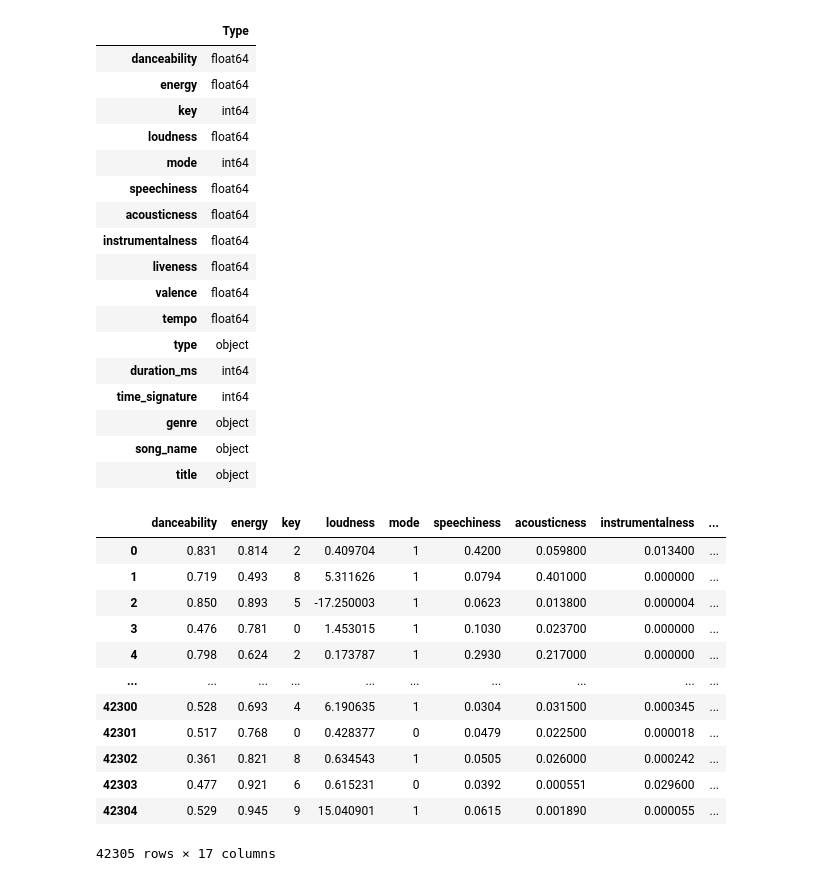
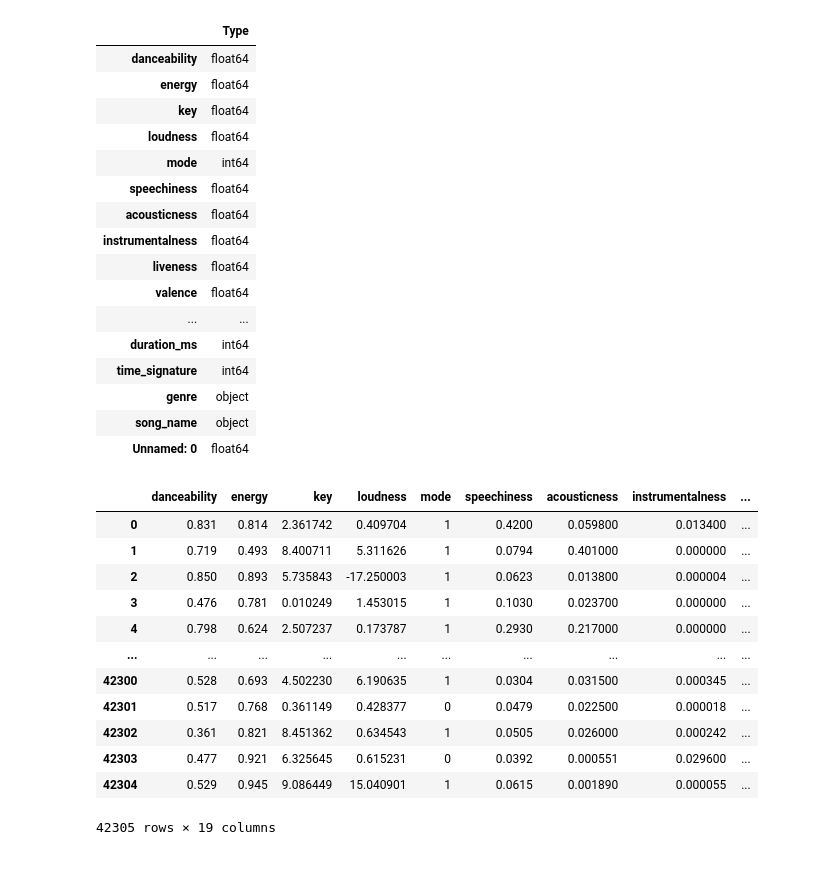
Before and after one commit to Waleed-Almutairi/ISE-291-Project, a Jupyter notebook: Code/VechicelCrashes.ipynb, the cells around one changed output. Drawn from its saved outputs; the diff is of its cells as text; code cells hidden in the pictures.

```diff
--- a/Code/VechicelCrashes.ipynb
+++ b/Code/VechicelCrashes.ipynb
@@ -25,0 +1,17 @@ Index(['danceability', 'energy', 'key', 'loudness', 'mode', 'speechiness',
+# %%
+from random import randint
+from random import random
+import pandas as pd
+df = pd.read_csv("../genres_v2M.csv")
+df = df.drop(columns = ["title", "analysis_url", "id"])
+fields = {"Fields":[str(x) for x in df.columns], "Types":[str(df[x].dtype) for x in df.columns],
+         "Missing Data": ["True" if df[x].isnull().any() else "False" for x in df.columns]}
+display(df.sample(10))
+display(df.info())
+fields_DataFrame = pd.DataFrame(data=fields)
+display(fields_DataFrame)
+
+df["duration_ms"] = [-x if randint(0,10) == 3 else x for x in df["duration_ms"].values]
+df["loudness"] = [randint(70, 120) if randint(0,100) == 42 else x for x in df["loudness"].values]
+df["key"] = [x+random() for x in df["key"].values]
+display(df.sample(5))
@@ -26,41 +71,40 @@ Index(['danceability', 'energy', 'key', 'loudness', 'mode', 'speechiness',
 # %%
 # Part 2.a
-df.drop(["uri","id", "track_href","analysis_url","Unnamed: 0"],inplace=True, axis = 1)
+
 fields = pd.DataFrame(data = [df[c].dtype for c in df.columns], index = [df.columns], columns = ["Type"])
 display(fields)
 display(df)
 # %% [output]
 |  | Type |
 | danceability | float64 |
 | energy | float64 |
-| key | int64 |
+| key | float64 |
 | loudness | float64 |
 | mode | int64 |
 | speechiness | float64 |
 | acousticness | float64 |
 | instrumentalness | float64 |
 | liveness | float64 |
 | valence | float64 |
-| tempo | float64 |
-| type | object |
+| ... | ... |
 | duration_ms | int64 |
 | time_signature | int64 |
 | genre | object |
 | song_name | object |
-| title | object |
+| Unnamed: 0 | float64 |
 |  | danceability | energy | key | loudness | mode | speechiness | acousticness | instrumentalness | ... |
-| 0 | 0.831 | 0.814 | 2 | 0.409704 | 1 | 0.4200 | 0.059800 | 0.013400 | ... |
-| 1 | 0.719 | 0.493 | 8 | 5.311626 | 1 | 0.0794 | 0.401000 | 0.000000 | ... |
-| 2 | 0.850 | 0.893 | 5 | -17.250003 | 1 | 0.0623 | 0.013800 | 0.000004 | ... |
-| 3 | 0.476 | 0.781 | 0 | 1.453015 | 1 | 0.1030 | 0.023700 | 0.000000 | ... |
-| 4 | 0.798 | 0.624 | 2 | 0.173787 | 1 | 0.2930 | 0.217000 | 0.000000 | ... |
+| 0 | 0.831 | 0.814 | 2.361742 | 0.409704 | 1 | 0.4200 | 0.059800 | 0.013400 | ... |
+| 1 | 0.719 | 0.493 | 8.400711 | 5.311626 | 1 | 0.0794 | 0.401000 | 0.000000 | ... |
+| 2 | 0.850 | 0.893 | 5.735843 | -17.250003 | 1 | 0.0623 | 0.013800 | 0.000004 | ... |
+| 3 | 0.476 | 0.781 | 0.010249 | 1.453015 | 1 | 0.1030 | 0.023700 | 0.000000 | ... |
+| 4 | 0.798 | 0.624 | 2.507237 | 0.173787 | 1 | 0.2930 | 0.217000 | 0.000000 | ... |
 | ... | ... | ... | ... | ... | ... | ... | ... | ... | ... |
-| 42300 | 0.528 | 0.693 | 4 | 6.190635 | 1 | 0.0304 | 0.031500 | 0.000345 | ... |
-| 42301 | 0.517 | 0.768 | 0 | 0.428377 | 0 | 0.0479 | 0.022500 | 0.000018 | ... |
-| 42302 | 0.361 | 0.821 | 8 | 0.634543 | 1 | 0.0505 | 0.026000 | 0.000242 | ... |
-| 42303 | 0.477 | 0.921 | 6 | 0.615231 | 0 | 0.0392 | 0.000551 | 0.029600 | ... |
-| 42304 | 0.529 | 0.945 | 9 | 15.040901 | 1 | 0.0615 | 0.001890 | 0.000055 | ... |
+| 42300 | 0.528 | 0.693 | 4.502230 | 6.190635 | 1 | 0.0304 | 0.031500 | 0.000345 | ... |
+| 42301 | 0.517 | 0.768 | 0.361149 | 0.428377 | 0 | 0.0479 | 0.022500 | 0.000018 | ... |
+| 42302 | 0.361 | 0.821 | 8.451362 | 0.634543 | 1 | 0.0505 | 0.026000 | 0.000242 | ... |
+| 42303 | 0.477 | 0.921 | 6.325645 | 0.615231 | 0 | 0.0392 | 0.000551 | 0.029600 | ... |
+| 42304 | 0.529 | 0.945 | 9.086449 | 15.040901 | 1 | 0.0615 | 0.001890 | 0.000055 | ... |
-42305 rows × 17 columns
+42305 rows × 19 columns
 # %%
 # Part 2.b
 
```
Also changed, not shown: parts of 5 cells of this notebook.
